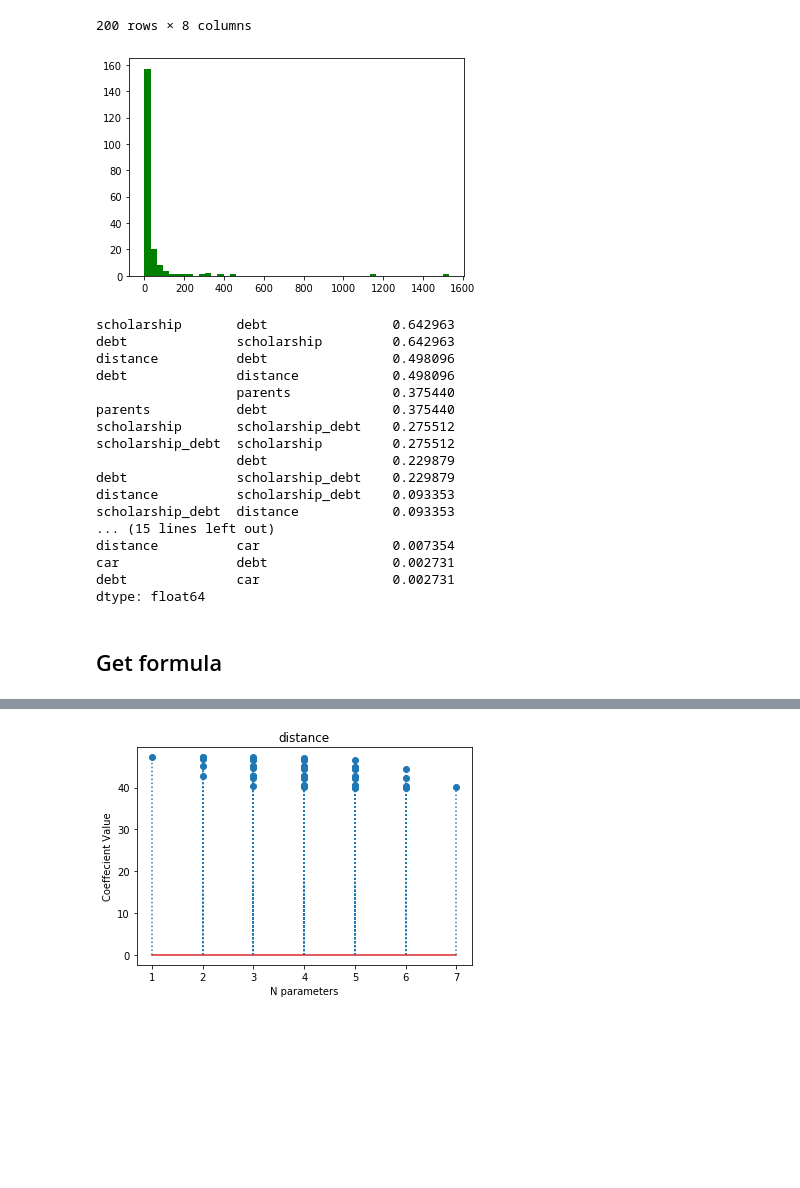
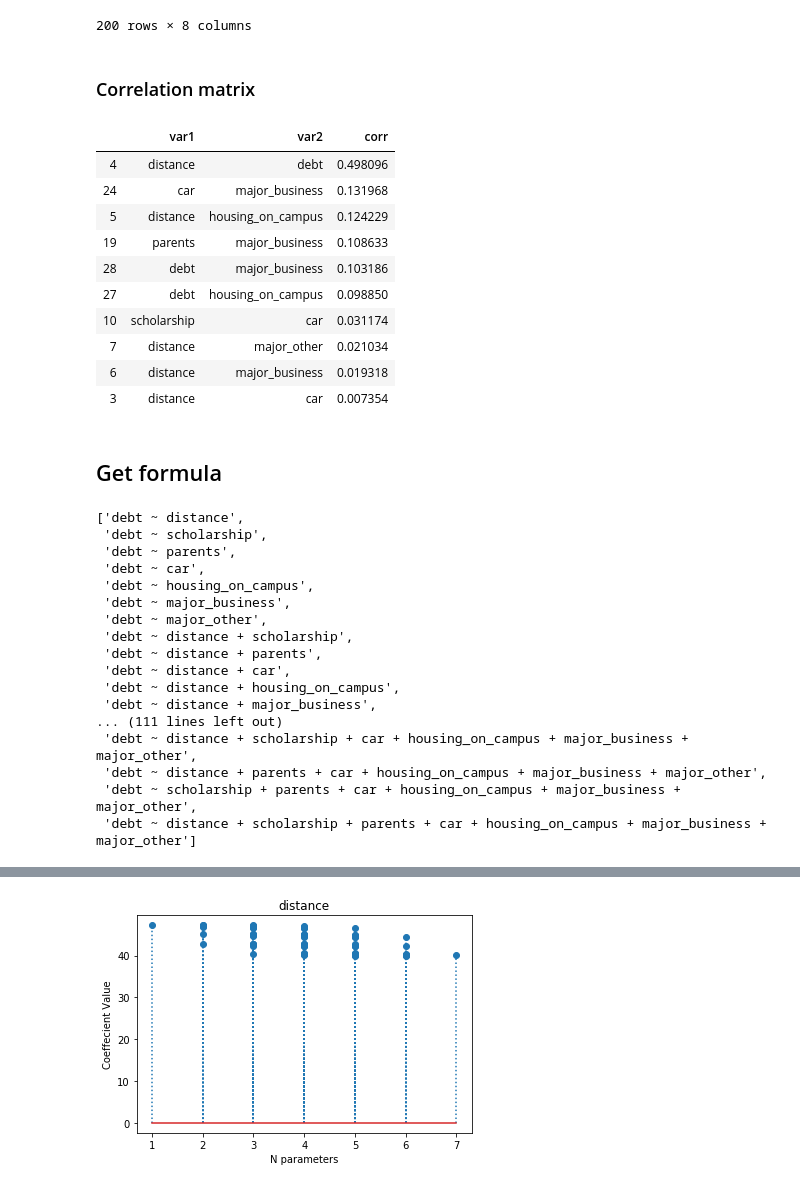
Before and after one commit to despresj/pythonChallenges, a Jupyter notebook: pandas/student_debt.ipynb, the cells around one changed output, grey strips where cells are left out. Saved outputs shown, nothing was run; the diff lists cells and outputs as text; code cells hidden in the pictures; blank space fills up the shorter version.

Commit message:
finished corr df and started interactions

```diff
--- a/pandas/student_debt.ipynb
+++ b/pandas/student_debt.ipynb
@@ -38,35 +38,29 @@ df_with_dummies # off-campus and stem majors are reference catgories
 | 198 | 320 | 1282 | 0.250 | 4 | 44262 | 0 | 1 | 0 |
 | 199 | 110 | 7116 | 0.250 | 5 | 24411 | 0 | 0 | 0 |
 200 rows × 8 columns
-# %%
-df['scholarship_debt'] = df['debt']/ df['scholarship']
-n_bins = 50
-_ = plt.hist(df['scholarship_debt'], bins=n_bins, color=colors[1])
-# %% [output]
-[figure, removed]
-# %%
-c = df.corr().abs()
-s = c.unstack()
-so = s.sort_values(kind="quicksort", ascending=False)
-so[so!=1]
-# %% [output]
-scholarship       debt                0.642963
-debt              scholarship         0.642963
-distance          debt                0.498096
-debt              distance            0.498096
-                  parents             0.375440
-parents           debt                0.375440
-scholarship       scholarship_debt    0.275512
-scholarship_debt  scholarship         0.275512
-                  debt                0.229879
-debt              scholarship_debt    0.229879
-distance          scholarship_debt    0.093353
-scholarship_debt  distance            0.093353
-... (15 lines left out)
-distance          car                 0.007354
-car               debt                0.002731
-debt              car                 0.002731
-dtype: float64
+# %% [markdown]
+### Correlation matrix
+# %%
+corr_matrix = df_with_dummies.corr()
+corr_matrix = corr_matrix.where(np.tril(np.ones(corr_matrix.shape)).astype(np.bool)) # rm vals on upper tri
+corr_matrix_uns = corr_matrix.unstack()
+corr_df = pd.DataFrame(corr_matrix_uns).dropna()
+corr_df.reset_index(inplace=True)
+corr_df.columns = ['var1', 'var2', 'corr']
+corr_df = corr_df[corr_df['corr']<1]
+corr_df.sort_values(by=['corr'], ascending=False).head(10)
+# %% [output]
+|  | var1 | var2 | corr |
+| 4 | distance | debt | 0.498096 |
+| 24 | car | major_business | 0.131968 |
+| 5 | distance | housing_on_campus | 0.124229 |
+| 19 | parents | major_business | 0.108633 |
+| 28 | debt | major_business | 0.103186 |
+| 27 | debt | housing_on_campus | 0.098850 |
+| 10 | scholarship | car | 0.031174 |
+| 7 | distance | major_other | 0.021034 |
+| 6 | distance | major_business | 0.019318 |
+| 3 | distance | car | 0.007354 |
 # %%
 predictors = df_with_dummies.drop(columns='debt')
 cols = predictors.columns
@@ -80,6 +74,32 @@ for i in range(1, n_columns):
     for item in iters:
         formula = "debt ~ " + " + ".join(item)
         formula_list.append(formula)
+# %%
+formula_list = []
+n_columns = len(cols) + 1
+for i in range(1, n_columns):
+    iters = combinations(cols, i)
+    for item in iters:
+        formula = "debt ~ " + " + ".join(item)
+        formula_list.append(formula)
+# %% [output]
+['debt ~ distance',
+ 'debt ~ scholarship',
+ 'debt ~ parents',
+ 'debt ~ car',
+ 'debt ~ housing_on_campus',
+ 'debt ~ major_business',
+ 'debt ~ major_other',
+ 'debt ~ distance + scholarship',
+ 'debt ~ distance + parents',
+ 'debt ~ distance + car',
+ 'debt ~ distance + housing_on_campus',
+ 'debt ~ distance + major_business',
+... (111 lines left out)
+ 'debt ~ distance + scholarship + car + housing_on_campus + major_business + major_other',
+ 'debt ~ distance + parents + car + housing_on_campus + major_business + major_other',
+ 'debt ~ scholarship + parents + car + housing_on_campus + major_business + major_other',
+ 'debt ~ distance + scholarship + parents + car + housing_on_campus + major_business + major_other']
 # %%
 def count_params(model):
     params = model.replace("+", ",")
```
Also changed, not shown: parts of 2 cells of this notebook.
